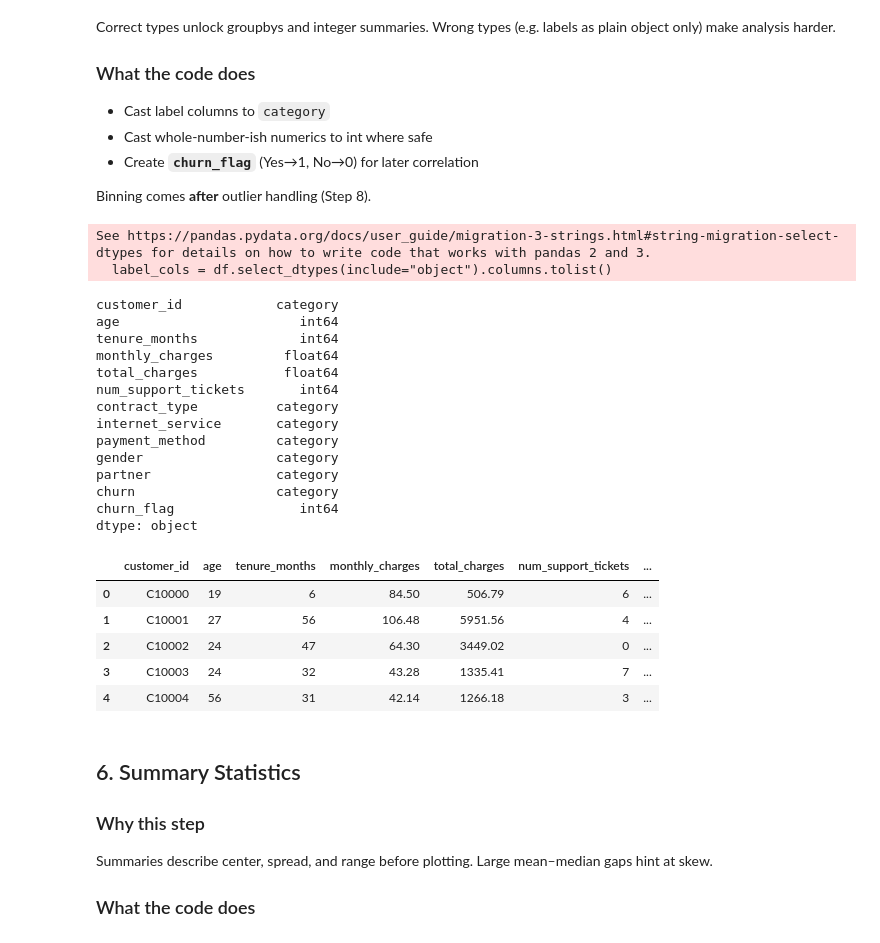
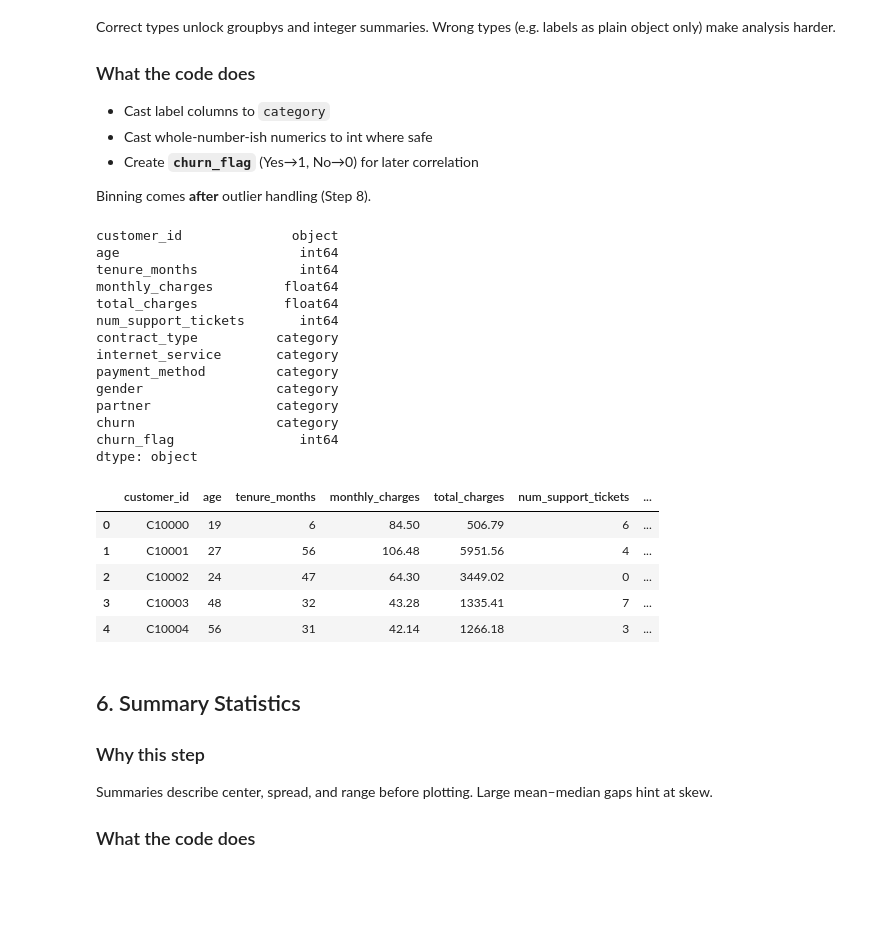
Before and after one commit to Mmithraa2523/AI_Engineer_handson, a Jupyter notebook: week1_handson_1/customer_churn_eda_template.ipynb, the cells around one changed output. Saved outputs shown, nothing was run; the diff lists cells and outputs as text; code cells hidden in the pictures; blank space fills up the shorter version.

```diff
--- a/week1_handson_1/customer_churn_eda_template.ipynb
+++ b/week1_handson_1/customer_churn_eda_template.ipynb
@@ -251,9 +287,11 @@ New Shape: (504, 12)
 Re-check before type casting. If any null rows remain, drop them.
 # %%
 # TODO: Write your solution here.
-print("Missing values in each column:")
-print(df.isnull().sum())
-if df.isnull().sum().sum()>0:
-    df = df.dropna().rest_index(drop=True)
-print("\n Total remaining null values: ",df.isnull().sum().sum())
+remaining_nulls = df.isna().sum()
+print("Missing values by column:")
+print(remaining_nulls)
+if remaining_nulls.sum() > 0:
+    df = df.dropna().reset_index(drop=True)
+print("\nTotal missing values:", df.isna().sum().sum())
+print("Current shape:", df.shape)
 # %% [output]
@@ -287,38 +326,54 @@ Correct types unlock groupbys and integer summaries. Wrong types (e.g. labels as
 Binning comes **after** outlier handling (Step 8).
 # %%
 # TODO: Write your solution here.
-label_cols = df.select_dtypes(include="object").columns.tolist()
-for col in label_cols:
+categorical_columns = [
+    "contract_type",
+    "internet_service",
+    "payment_method",
+    "gender",
+    "partner",
+    "churn"
+]
+
+for col in categorical_columns:
     df[col] = df[col].astype("category")
-for col in df.select_dtypes(include=np.number).columns:
-    if col != "churn_flag":
-        if df[col].notna().all() and (df[col]%1==0).all():
-            df[col]= df[col].astype(int)
-df["churn_flag"] = df["churn"].map({"Yes":1,"No":0}).astype(int)
+
+integer_columns = [
+    "age",
+    "tenure_months",
+    "num_support_tickets"
+]
+
+for col in integer_columns:
+    df[col] = df[col].round().astype(int)
+
+df["churn_flag"] = df["churn"].map({
+    "Yes": 1,
+    "No": 0
+}).astype(int)
+
 print(df.dtypes)
-df.head()
+display(df.head())
 # %% [output]
-See https://pandas.pydata.org/docs/user_guide/migration-3-strings.html#string-migration-select-dtypes for details on how to write code that works with pandas 2 and 3.
-  label_cols = df.select_dtypes(include="object").columns.tolist()
+customer_id              object
+age                       int64
+tenure_months             int64
+monthly_charges         float64
+total_charges           float64
+num_support_tickets       int64
+contract_type          category
+internet_service       category
+payment_method         category
+gender                 category
+partner                category
+churn                  category
+churn_flag                int64
+dtype: object
-customer_id            category
-age                       int64
-tenure_months             int64
-monthly_charges         float64
-total_charges           float64
-num_support_tickets       int64
-contract_type          category
-internet_service       category
-payment_method         category
-gender                 category
-partner                category
-churn                  category
-churn_flag                int64
-dtype: object
 |  | customer_id | age | tenure_months | monthly_charges | total_charges | num_support_tickets | ... |
 | 0 | C10000 | 19 | 6 | 84.50 | 506.79 | 6 | ... |
 | 1 | C10001 | 27 | 56 | 106.48 | 5951.56 | 4 | ... |
 | 2 | C10002 | 24 | 47 | 64.30 | 3449.02 | 0 | ... |
-| 3 | C10003 | 24 | 32 | 43.28 | 1335.41 | 7 | ... |
+| 3 | C10003 | 48 | 32 | 43.28 | 1335.41 | 7 | ... |
 | 4 | C10004 | 56 | 31 | 42.14 | 1266.18 | 3 | ... |
 # %% [markdown]
 ## 6. Summary Statistics
```
Also changed, not shown: parts of 18 cells of this notebook.
